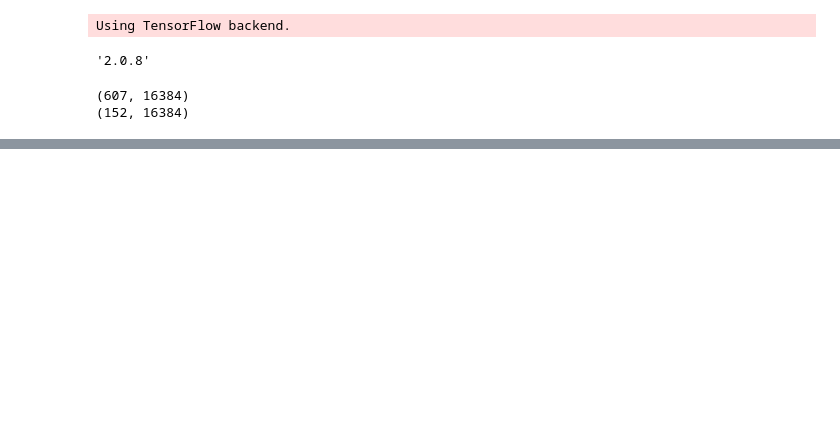
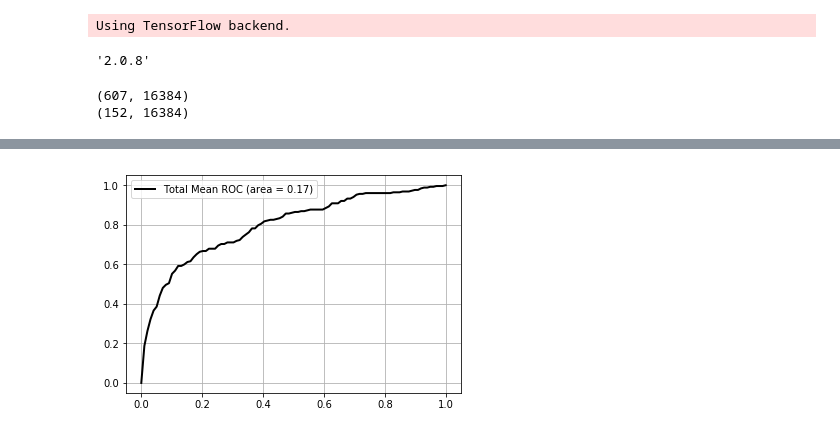
Before and after one commit to ncmatson/SMU_ML_Labs, a Jupyter notebook: 07smuml/lab7.ipynb, the cells around one changed output, grey strips where cells are left out. Cells and saved outputs as stored; diff of their text form; code cells hidden in the pictures; blank space fills up the shorter version.

```diff
--- a/07smuml/lab7.ipynb
+++ b/07smuml/lab7.ipynb
@@ -209,21 +309,0 @@ y_test_ohe = keras.utils.to_categorical(y_test, NUM_CLASSES)
-# %%
-def do_mlp(X_train, y_train, X_test, y_test):
-    # make a 3 layer keras MLP
-    mlp = Sequential()
-    mlp.add( Dense(input_dim=X_train.shape[1], units=30, activation='relu') )
-    mlp.add( Dense(units=15, activation='relu') )
-    mlp.add( Dense(units=30, activation='relu') )
-    mlp.add( Dense(NUM_CLASSES) )
-    mlp.add( Activation('softmax') )
-
-    mlp.compile(loss='mean_squared_error',
-                  optimizer='rmsprop',
-                  metrics=['accuracy'])
-
-    mlp.fit(X_train, y_train,
-            batch_size=32, epochs=10,
-            shuffle=True, verbose=1)
-
-    yhat_mlp = np.argmax(mlp.predict(X_test), axis=1)
-
-    return mt.accuracy_score(y_test,yhat_mlp)
@@ -350,2 +397,11 @@ def do_ensemble(X_train, y_train_ohe, X_test, y_test):
+# %%
+mean_tpr /= 3
+mean_auc = auc(mean_fpr, mean_tpr)
+plt.plot(mean_fpr,perclass_mean_tpr,'k-',lw=2,label='Total Mean ROC (area = %0.2f)'
+                   % (mean_auc))
+plt.legend(loc='best')
+plt.grid()
+# %% [output]
+[figure, added]
 # %% [markdown]
 ## howd it do....
```
Also changed, not shown: parts of 25 cells of this notebook, 1 other file.
